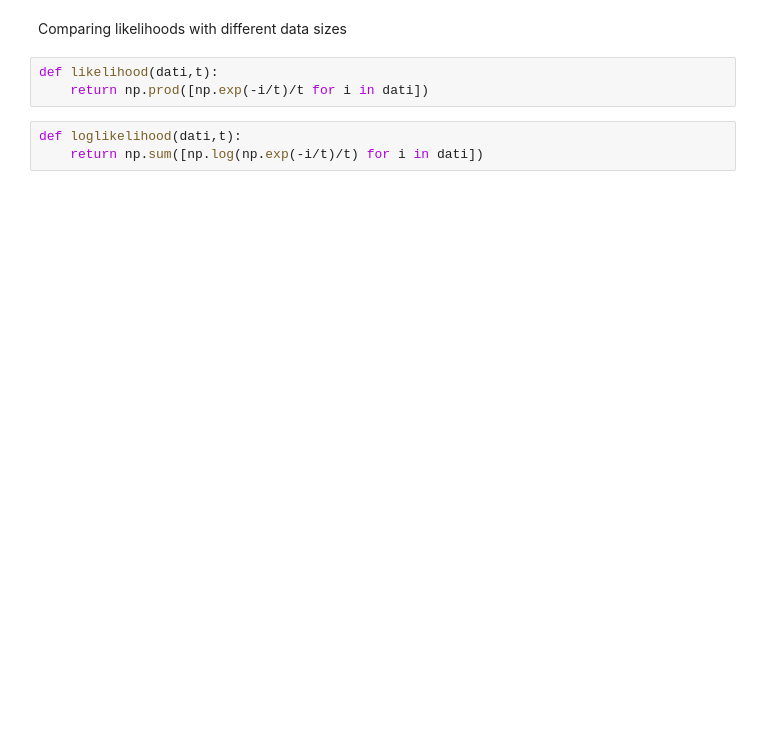
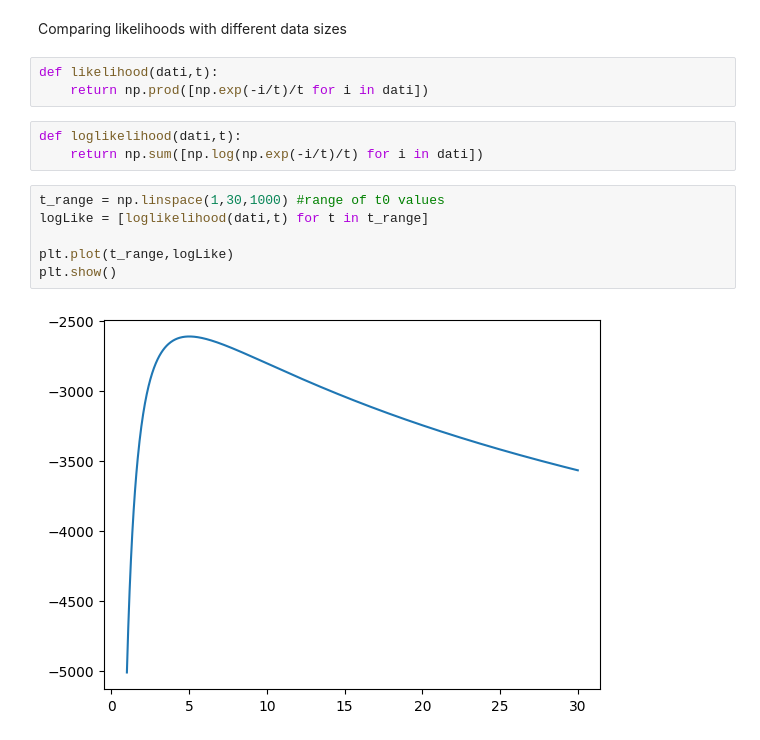
Before and after one commit to Yehan-Edirisinghe/Labo_cal, a Jupyter notebook: lecture_9/note.ipynb, the cells around one changed output. Cells and saved outputs as stored; diff of their text form; blank space fills up the shorter version.

```diff
--- a/lecture_9/note.ipynb
+++ b/lecture_9/note.ipynb
@@ -102,3 +49,11 @@ def likelihood(dati,t):
 # %%
 def loglikelihood(dati,t):
     return np.sum([np.log(np.exp(-i/t)/t) for i in dati])
+# %%
+t_range = np.linspace(1,30,1000) #range of t0 values
+logLike = [loglikelihood(dati,t) for t in t_range]
+
+plt.plot(t_range,logLike)
+plt.show()
+# %% [output]
+[figure, added]
```
Also changed, not shown: parts of 22 cells of this notebook, 1 other file.
